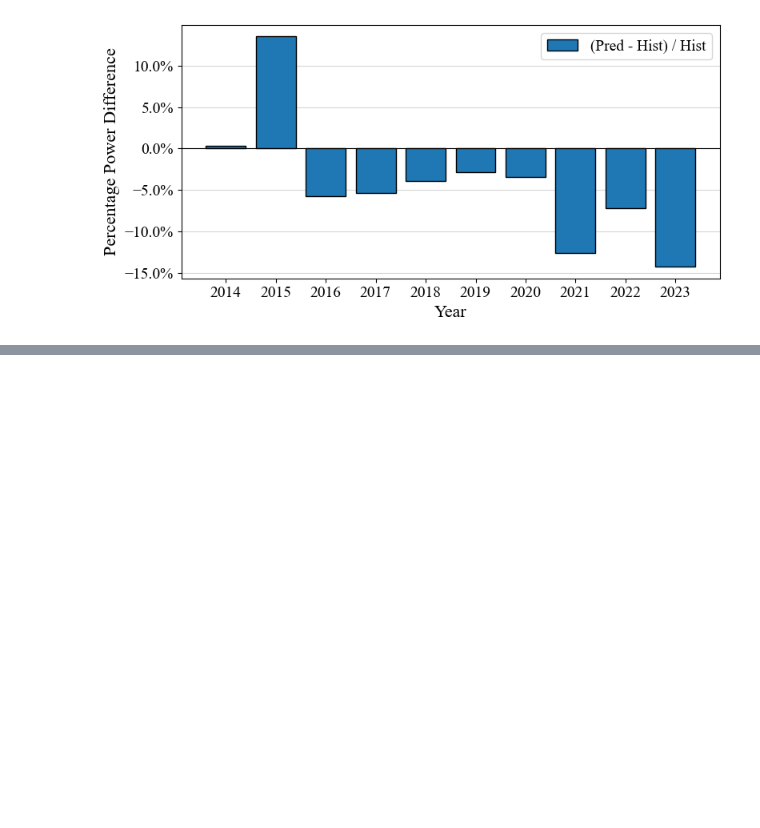
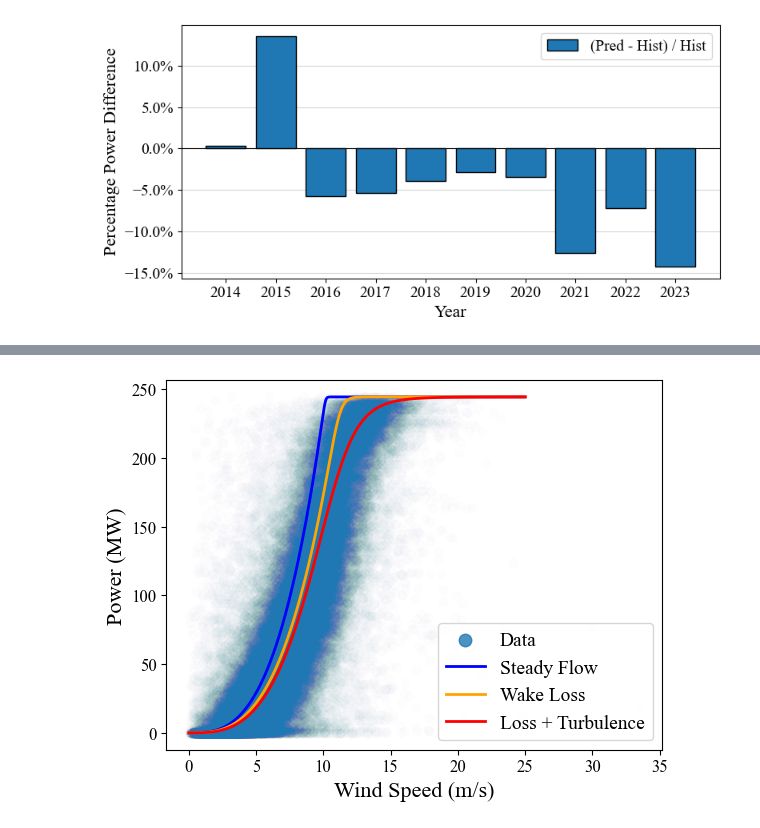
Before and after one commit to davidvalenta-dev/deep-wind-model-dispatch, a Jupyter notebook: power_model/evaluation/evaluate_models.ipynb, the cells around one changed output, grey strips where cells are left out. Saved outputs shown, nothing was run; the diff lists cells and outputs as text; code cells hidden in the pictures; blank space fills up the shorter version.

Commit message:
update with final results and figures for power generation modeling

```diff
--- a/power_model/evaluation/evaluate_models.ipynb
+++ b/power_model/evaluation/evaluate_models.ipynb
@@ -418,0 +400,4 @@ plt.savefig('../figures/annual_power_diff.png', bbox_inches='tight', dpi=300)
+# %%
+trad = pd.read_csv('../probabilistic/new_trained_results/trad_1423.csv')
+prob = pd.read_csv('../probabilistic/new_trained_results/prob_1423.csv')
+rnn = pd.read_csv('../probabilistic/new_trained_results/rnn_1423_weights.csv')
@@ -418,0 +418,23 @@ plt.savefig('../figures/annual_power_diff.png', bbox_inches='tight', dpi=300)
+# %%
+# 5 parameter logistic functions
+def PLF5(v, P, L, A, B, C):
+    return L + (P - L) / (1 + (v / B) ** A) ** C
+# %%
+X = np.linspace(0, 25, 1000)
+y_st = 163 * PLF5(X, 1.5, 0, -161.50069891, 10.15104929, 0.01857233)
+y_wl = PLF5(X, 244.54466516, 0, -40.14553838, 11.21244215, 0.07457089)
+y_lt = PLF5(X, 244.5, 0, -10.7, 11.5, 0.29)
+
+plt.scatter(rnn['speed'], rnn['power'], alpha=0.006, label='Data')
+plt.plot(X, y_st, label='Steady Flow', linewidth=2, color='blue')
+plt.plot(X, y_wl, label='Wake Loss', linewidth=2, color='orange')
+plt.plot(X, y_lt, label='Loss + Turbulence', linewidth=2, color='red')
+plt.xlabel('Wind Speed (m/s)', fontsize=16)
+plt.ylabel('Power (MW)', fontsize=16)
+plt.xticks(fontsize=12)
+plt.yticks(fontsize=12)
+
+leg = plt.legend(loc='lower right', fontsize=14, markerscale=1.5)
+leg.legend_handles[0].set_alpha(0.8)
+# %% [output]
+[figure, added]
```
Also changed, not shown: parts of 51 cells of this notebook, 12 other files.
